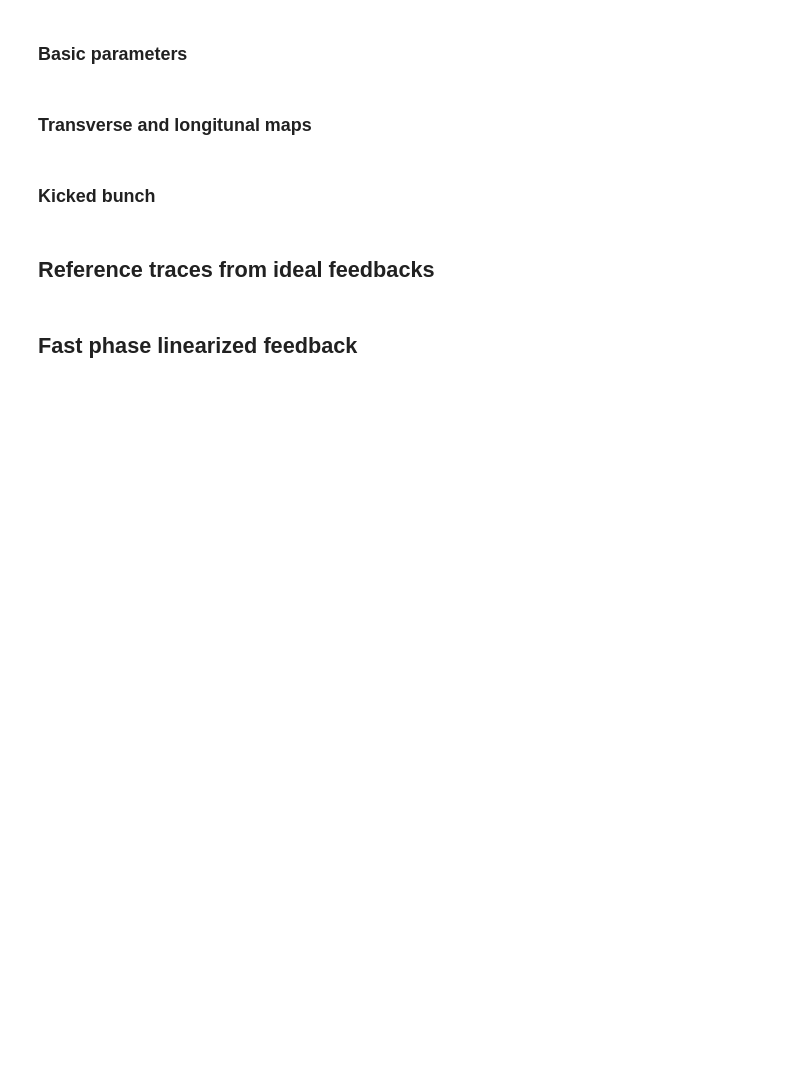
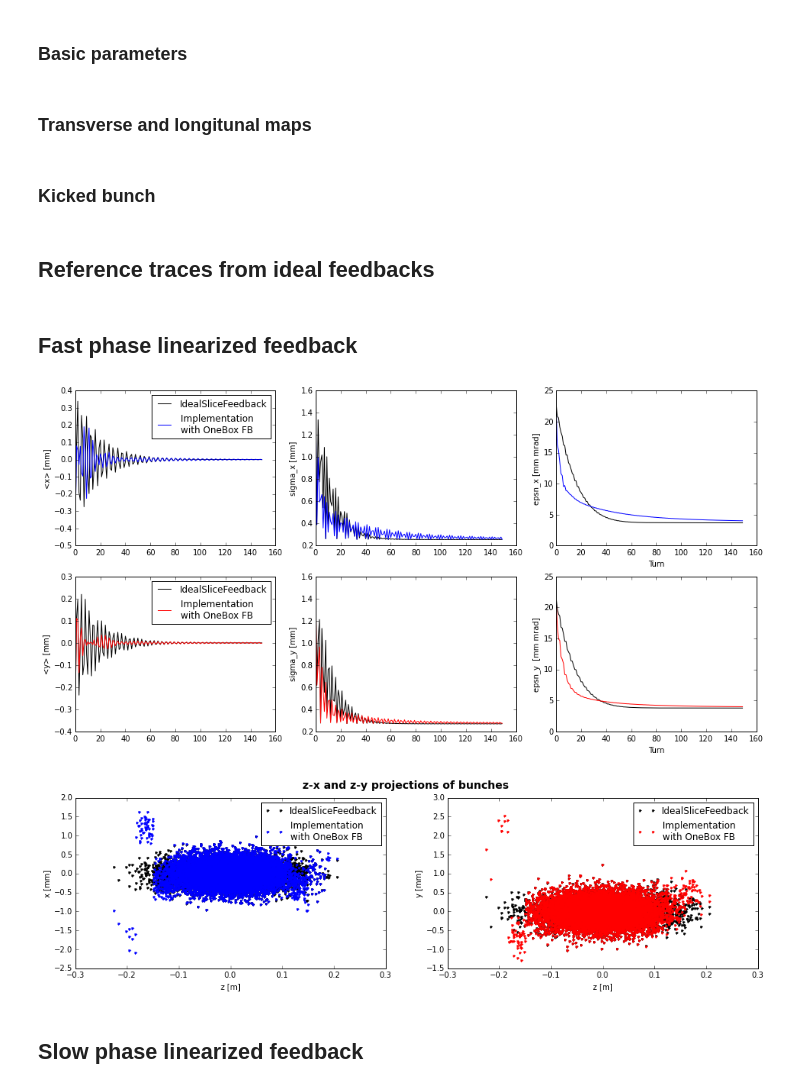
Before and after one commit to jkomppula/PyHEADTAIL_feedback, a Jupyter notebook: interactive-tests/realistic_feedback_test.ipynb, the cells around one changed output. Saved outputs shown, nothing was run; the diff lists cells and outputs as text; code cells hidden in the pictures; blank space fills up the shorter version.

```diff
--- a/interactive-tests/realistic_feedback_test.ipynb
+++ b/interactive-tests/realistic_feedback_test.ipynb
@@ -241,4 +242,64 @@ total_map_FB = [i for i in trans_map] + [long_map] + [feedback_map]
 track(n_turns, bunch_IdealSliceFB,total_map_FB,tracker_IdealSliceFB)
 # %% [markdown]
 ## Fast phase linearized feedback
+# %%
+# CASE I
+# This is a more realistic example of a feedback system. Signals go through five processors, which purposes are:
+# ChargeWeighter(): In a realistic system, pickup signal is weighted by beam current (charge). This does it
+# LowpassFilter(f_c): Simulates an analog bandwidth of a pick up. F_c is a cut off frequency.
+# CosineSumRegister(delay, omega,n_avg): Simulates delay and averaging of the signal. Input paremeters are delay [turn],
+#               betatron phase shift per turn (omega) [rad] and a length of the averaging window [turn]. The total
+#               length of register is delay + n_avg
+# FermiDiracInverseWeighter(bunch_length,bunch_decay_length,maximum_weight): Because of the charge weighting,
+#               the kick on edges of the bunch is not strong enough and this amplifies it.
+#               The input parameters are an estimated bunch length (bunch_length) [m], a bunch decay length on
+#               the edge of the bunch (bunch_decay_length) [m] and a maximum weight amplification outside of the bunch
+#               (maximum_weight) PhaseLinearizedLowpass(f_c_kicker): Simulates a signal processing in the feedback
+#               system and kicker.
+
+bunch_fast_FB = copy.deepcopy(bunch_ref)
+tracker_fast_FB = BunchTracker(bunch_fast_FB)
+
+#Cut off frequency of the pickup and the kicker
+f_c_pickup = 1e12
+f_c_kicker = 1e10
+
+# Parameters of the register
+# Betatron phase shifts per turn
+omega_x = 2.*pi*Q_x
+omega_y = 2.*pi*Q_y
+#delay in the register [turns]
+n_delay = 2
+#The number of turns averaged
+n_avg = 5
+
+# Parameters of the inverse weighter
+bunch_length = 0.2
+bunch_decay_length = 0.1
+maximum_weight = 150
+
+signal_processors_x = [ChargeWeighter(),
+                       LowpassFilter(f_c_pickup),
+                       CosineSumRegister(omega_x,n_delay,n_avg),
+                       FermiDiracInverseWeighter(bunch_length,bunch_decay_length,maximum_weight),
+                       PhaseLinearizedLowpass(f_c_kicker)]
+
+signal_processors_y = [ChargeWeighter(),
+                       LowpassFilter(f_c_pickup),
+                       CosineSumRegister(omega_y,n_delay,n_avg),
+                       FermiDiracInverseWeighter(bunch_length,bunch_decay_length,maximum_weight),
+                       PhaseLinearizedLowpass(f_c_kicker)]
+
+feedback_map = OneboxFeedback(feedback_gain,slicer,signal_processors_x,signal_processors_y)
+total_map_FB = [i for i in trans_map] + [long_map] + [feedback_map]
+
+track(n_turns, bunch_fast_FB,total_map_FB,tracker_fast_FB)
+
+compare_traces(tracker_IdealSliceFB,tracker_fast_FB, 'IdealSliceFeedback', 'Implementation \nwith OneBox FB')
+compare_projections( bunch_IdealSliceFB, bunch_fast_FB, 'IdealSliceFeedback', 'Implementation \nwith OneBox FB')
+# %% [output]
+[figure, added]
+[figure, added]
+# %% [markdown]
+## Slow phase linearized feedback
 # %%
```
Also changed, not shown: parts of 3 cells of this notebook, 1 other file.
